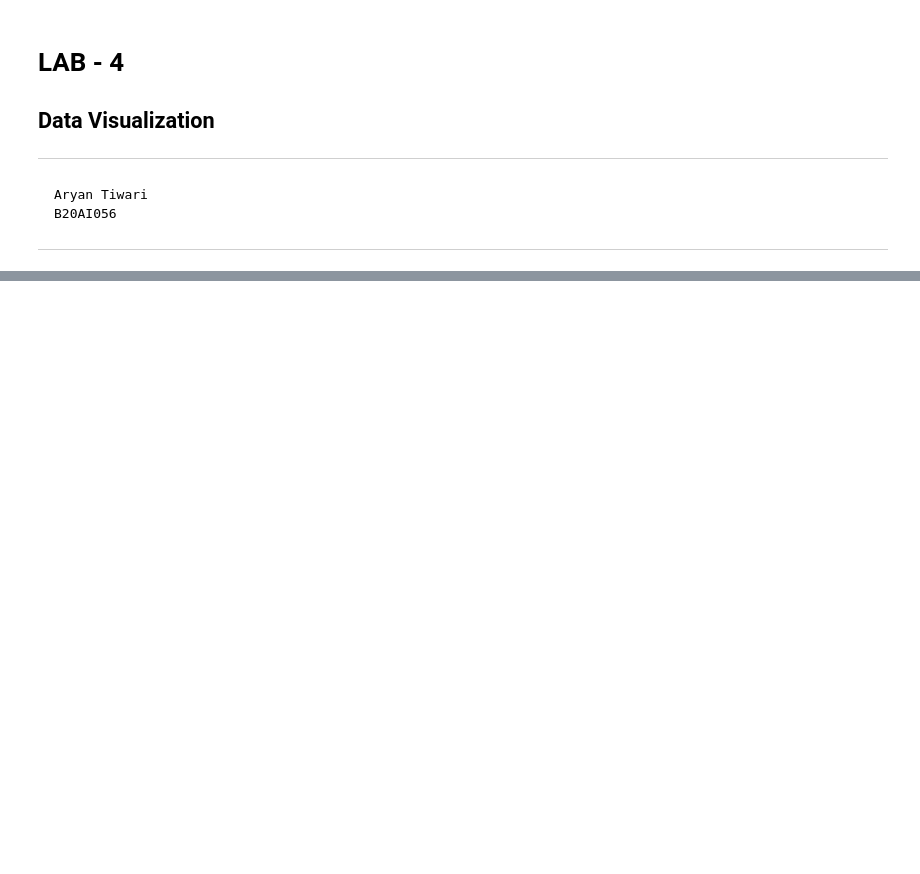
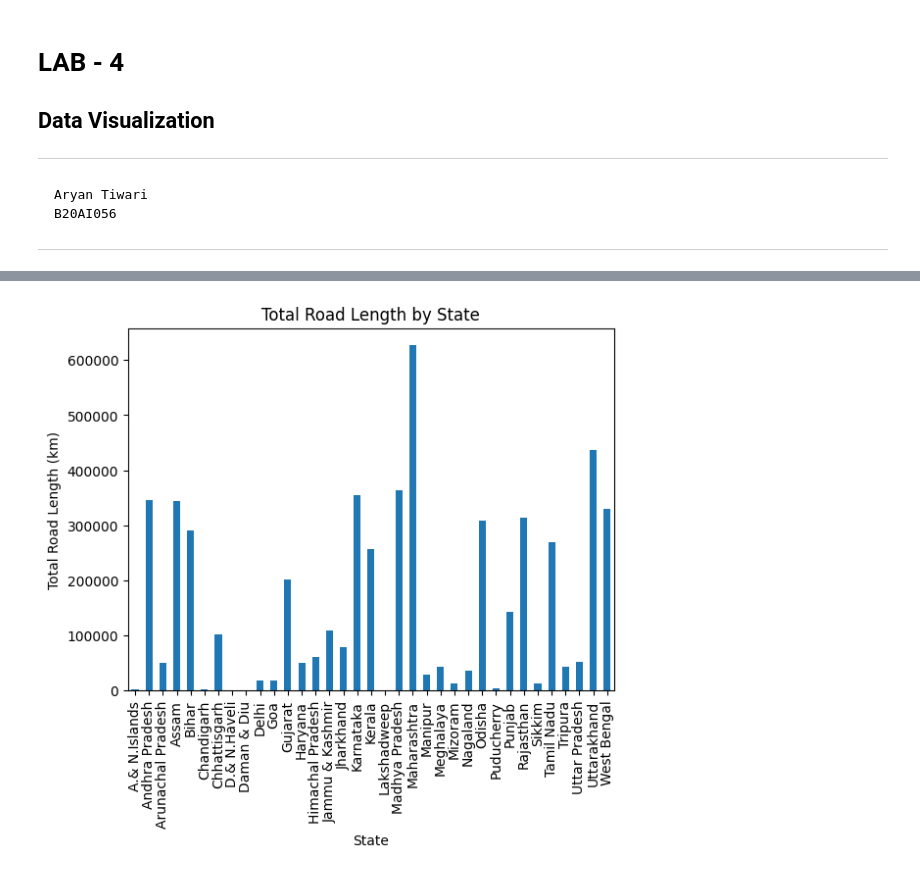
Before and after one commit to AryanTiwarii/DV_Lab4, a Jupyter notebook: B20AI056_DV_lab4.ipynb, the cells around one changed output, grey strips where cells are left out. Cells and saved outputs as stored; diff of their text form; code cells hidden in the pictures; blank space fills up the shorter version.

```diff
--- a/B20AI056_DV_lab4.ipynb
+++ b/B20AI056_DV_lab4.ipynb
@@ -46,0 +397,91 @@ roaddata.head()
+# %%
+# %%
+import pandas as pd
+import numpy as np
+import matplotlib.pyplot as plt
+import seaborn as sns
+import warnings
+warnings.filterwarnings("ignore")
+
+# %%
+df_roads = pd.read_csv('./data/Road_Transport_BRS_2017-18_Annexure7_9c.csv')
+rows_to_drop = df_roads[df_roads['Name of the States'] == 'INDIA (1) ++'].index
+df_roads.drop(rows_to_drop, inplace=True)
+df_roads.head()
+
+# %%
+cmap = plt.cm.get_cmap('YlGnBu')
+
+import matplotlib.colors as colors
+import matplotlib.colors as mcolors
+base_color = 'blue'
+def lighten_color(color, amount=0.5):
+    """
+    Lightens the given color by blending it with white
+    """
+    color = mcolors.to_rgb(color)
+    white = (1.0, 1.0, 1.0)
+    red = color[0] + (white[0] - color[0]) * amount
+    green = color[1] + (white[1] - color[1]) * amount
+    blue = color[2] + (white[2] - color[2]) * amount
+    return (red, green, blue)
+
+palette1 = colors.ListedColormap(
+    [lighten_color(base_color, i) for i in np.linspace(0, 1, 9)]
+)
+
+
+color_start = '#ff4000'   # blue
+color_end = '#0080ff'     # red
+color_neutral = '#d9d9d9' # gray
+
+# Create a list of colors that transitions from blue to red through the neutral gray color
+colors_list = [colors.LinearSegmentedColormap.from_list("", [color_start, color_neutral, color_end])(x) for x in np.linspace(0, 1, 11)]
+
+# Use the ListedColormap function to create a bipolar sequential palette
+palette2 = colors.ListedColormap(colors_list, name='bipolar')
+
+# %%
+grouped = df_roads.groupby('Name of the States')['Total road Length'].sum()
+
+# Create a bar chart of the total road length by state
+fig, ax = plt.subplots()
+grouped.plot(kind='bar', ax=ax)
+ax.set_xlabel('State')
+ax.set_ylabel('Total Road Length (km)')
+ax.set_title('Total Road Length by State')
+plt.show()
+
+# %%
+fig, ax = plt.subplots()
+df_roads[['National Highways', 'State Highways', 'District Roads', 'Rural Roads', 'Urban Roads', 'Project Roads']].plot(kind='bar', stacked=True, ax=ax, colormap=cmap)
+ax.set_xlabel('State')
+ax.set_ylabel('Road Length (km)')
+ax.set_title('Road Length by Type and State')
+ax.set_xticklabels(df_roads['Name of the States'])
+ax.legend(loc='upper left')
+plt.show()
+
+# %%
+fig, ax = plt.subplots()
+df_roads[['National Highways', 'State Highways', 'District Roads', 'Rural Roads', 'Urban Roads', 'Project Roads']].plot(kind='bar', stacked=True, ax=ax, colormap=palette1)
+ax.set_xlabel('State')
+ax.set_ylabel('Road Length (km)')
+ax.set_title('Road Length by Type and State')
+ax.set_xticklabels(df_roads['Name of the States'])
+ax.legend(loc='upper left')
+plt.show()
+
+# %%
+fig, ax = plt.subplots()
+df_roads[['National Highways', 'State Highways', 'District Roads', 'Rural Roads', 'Urban Roads', 'Project Roads']].plot(kind='bar', stacked=True, ax=ax, colormap=palette2)
+ax.set_xlabel('State')
+ax.set_ylabel('Road Length (km)')
+ax.set_title('Road Length by Type and State')
+ax.set_xticklabels(df_roads['Name of the States'])
+ax.legend(loc='upper left')
+plt.show()
+
+# %%
+# %% [output]
+[figure, added]
```
Also changed, not shown: parts of 6 cells of this notebook, 3 other files.
